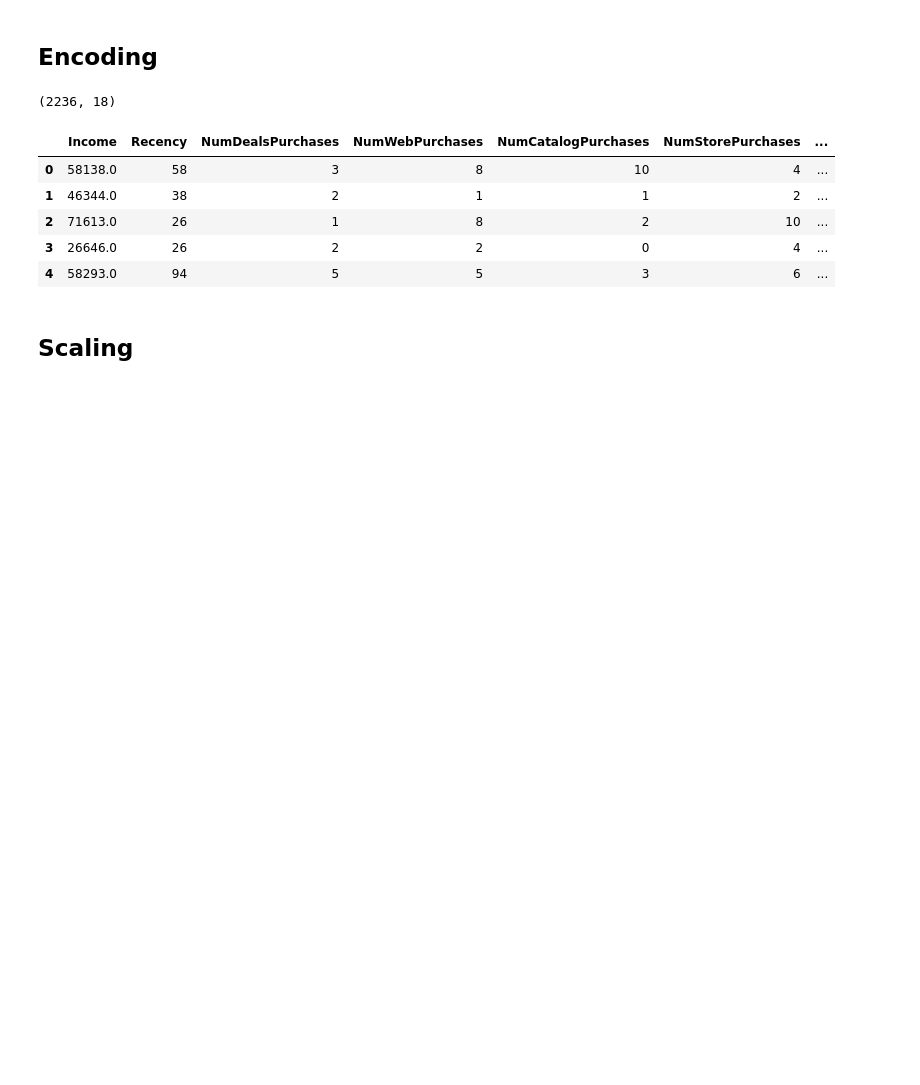
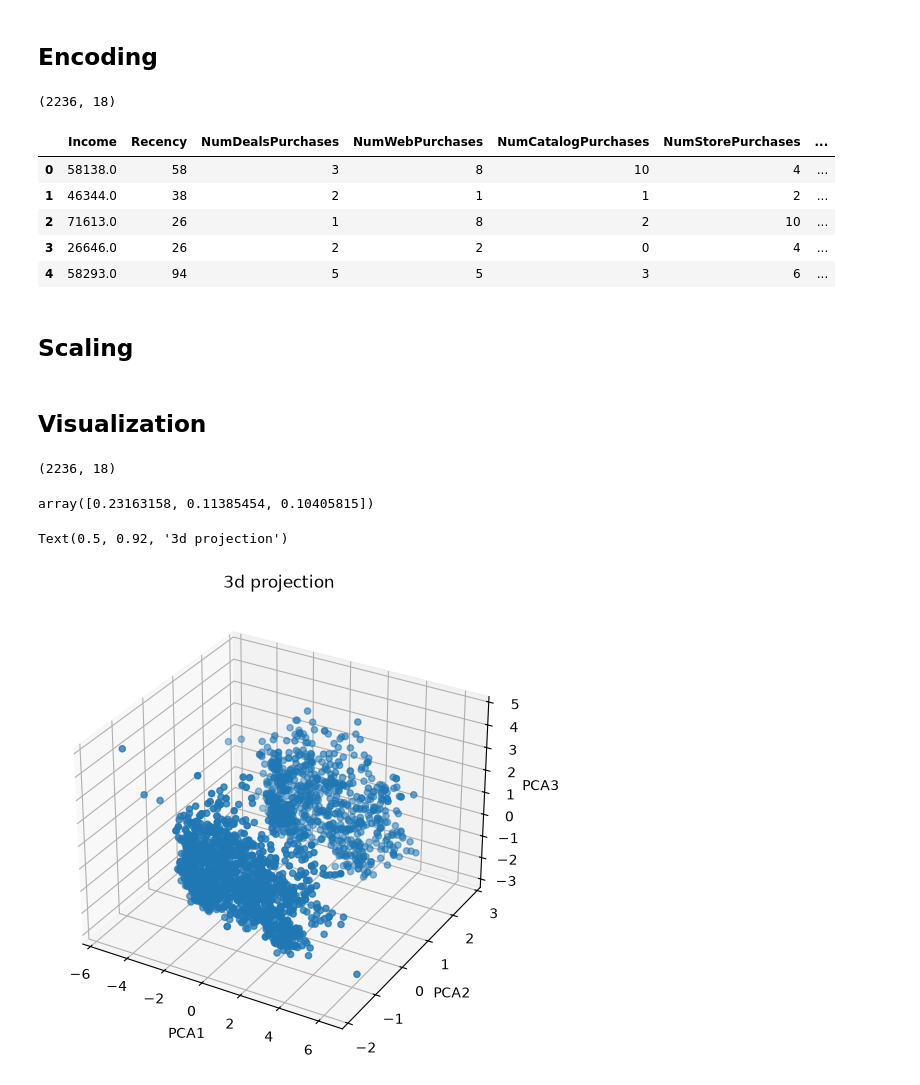
Before and after one commit to Shifa4532/SmartCartClusteringSystem, a Jupyter notebook: SmartCartClusteringSystem.ipynb, the cells around one changed output. Drawn from its saved outputs; the diff is of its cells as text; code cells hidden in the pictures; blank space fills up the shorter version.

Commit message:
Visualization of components

```diff
--- a/SmartCartClusteringSystem.ipynb
+++ b/SmartCartClusteringSystem.ipynb
@@ -95,7 +97,7 @@ df["Living_with"] = df["Marital_Status"].replace({
 ## Drop Columns
 # %%
 cols = ["ID", "Year_Birth", "Marital_Status", "Kidhome", "Teenhome", "Dt_Customer"]
-spending_cols = ["MntWines", "MntFruits", "MntMeatProducts", "MntFishProducts", "MntSweetProducts", "MntGoldProds", "Total Children"]
+spending_cols = ["MntWines", "MntFruits", "MntMeatProducts", "MntFishProducts", "MntSweetProducts", "MntGoldProds"]
 
 cols_to_drop = cols + spending_cols
 
@@ -197,3 +199,9 @@ X = df_encoded
 # %%
 scaler = StandardScaler()
 X_Scaled = scaler.fit_transform(X)
+# %% [markdown]
+## Visualization
+# %%
+X_Scaled.shape
+# %% [output]
+(2236, 18)
@@ -199,0 +210,22 @@ X_Scaled = scaler.fit_transform(X)
+# %%
+pca = PCA(n_components=3)
+
+X_pca = pca.fit_transform(X_Scaled)
+# %%
+pca.explained_variance_ratio_
+# %% [output]
+array([0.23163158, 0.11385454, 0.10405815])
+# %%
+fig = plt.figure(figsize=(8, 6))
+
+ax = fig.add_subplot(111, projection="3d")
+
+ax.scatter(X_pca[:,0], X_pca[:,1], X_pca[:,2])
+
+ax.set_xlabel("PCA1")
+ax.set_ylabel("PCA2")
+ax.set_zlabel("PCA3")
+ax.set_title("3d projection")
+# %% [output]
+Text(0.5, 0.92, '3d projection')
+[figure, added]
```
Also changed, not shown: parts of 2 cells of this notebook.
